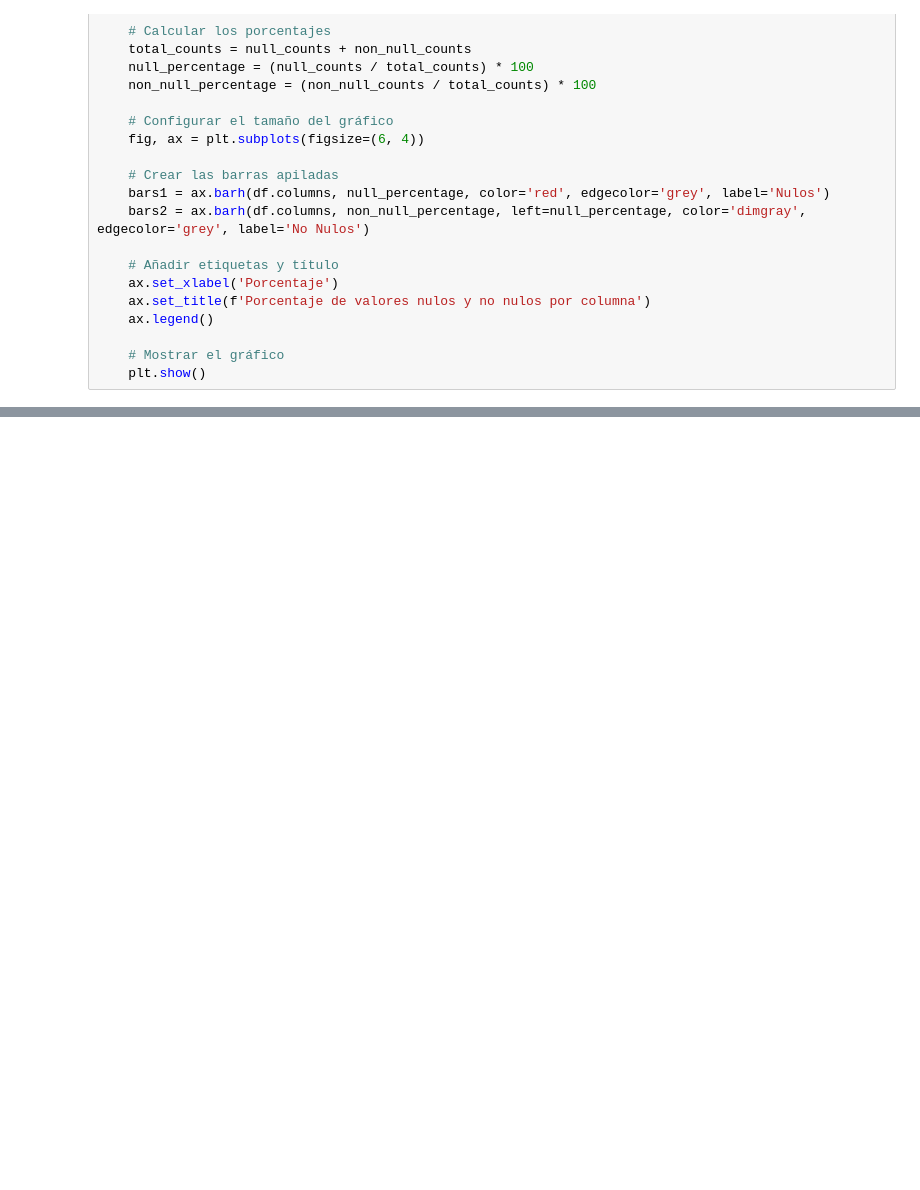
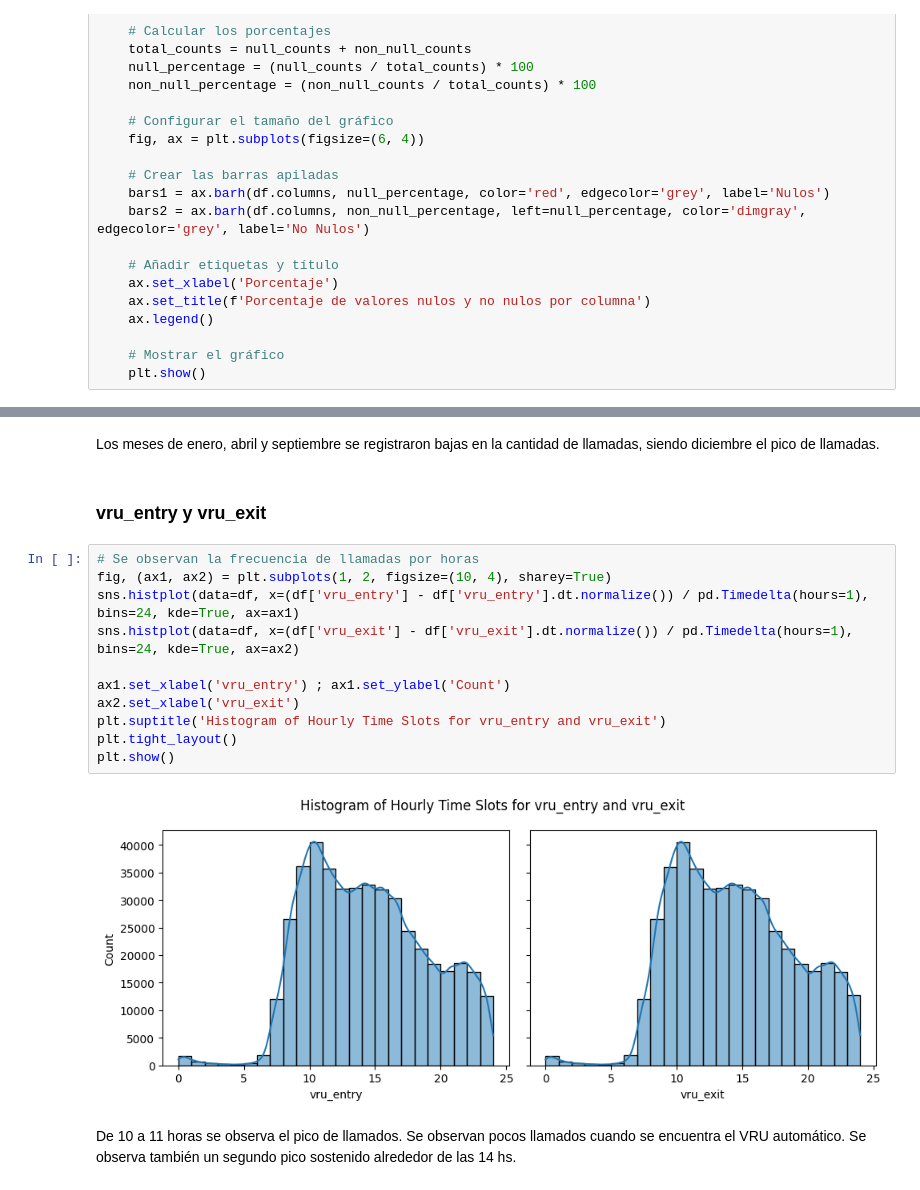
Before and after one commit to facu-corvalan/CallCenter, a Jupyter notebook: EDA.ipynb, the cells around one changed output, grey strips where cells are left out. Cells and saved outputs as stored; diff of their text form; blank space fills up the shorter version.

```diff
--- a/EDA.ipynb
+++ b/EDA.ipynb
@@ -457,0 +161,19 @@ freq                     24         303050
+# %% [markdown]
+Los meses de enero, abril y septiembre se registraron bajas en la cantidad de llamadas, siendo diciembre el pico de llamadas.
+# %% [markdown]
+### vru_entry y vru_exit
+# %%
+# Se observan la frecuencia de llamadas por horas
+fig, (ax1, ax2) = plt.subplots(1, 2, figsize=(10, 4), sharey=True)
+sns.histplot(data=df, x=(df['vru_entry'] - df['vru_entry'].dt.normalize()) / pd.Timedelta(hours=1), bins=24, kde=True, ax=ax1)
+sns.histplot(data=df, x=(df['vru_exit'] - df['vru_exit'].dt.normalize()) / pd.Timedelta(hours=1), bins=24, kde=True, ax=ax2)
+
+ax1.set_xlabel('vru_entry') ; ax1.set_ylabel('Count')
+ax2.set_xlabel('vru_exit')
+plt.suptitle('Histogram of Hourly Time Slots for vru_entry and vru_exit')
+plt.tight_layout()
+plt.show()
+# %% [output]
+[figure, added]
+# %% [markdown]
+De 10 a 11 horas se observa el pico de llamados. Se observan pocos llamados cuando se encuentra el VRU automático. Se observa también un segundo pico sostenido alrededor de las 14 hs.
```
Also changed, not shown: parts of 134 cells of this notebook, 3 other files.
